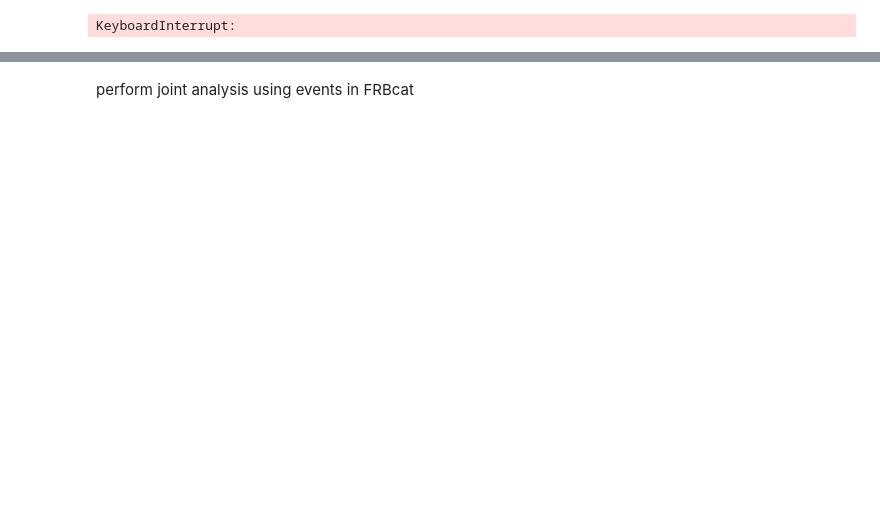
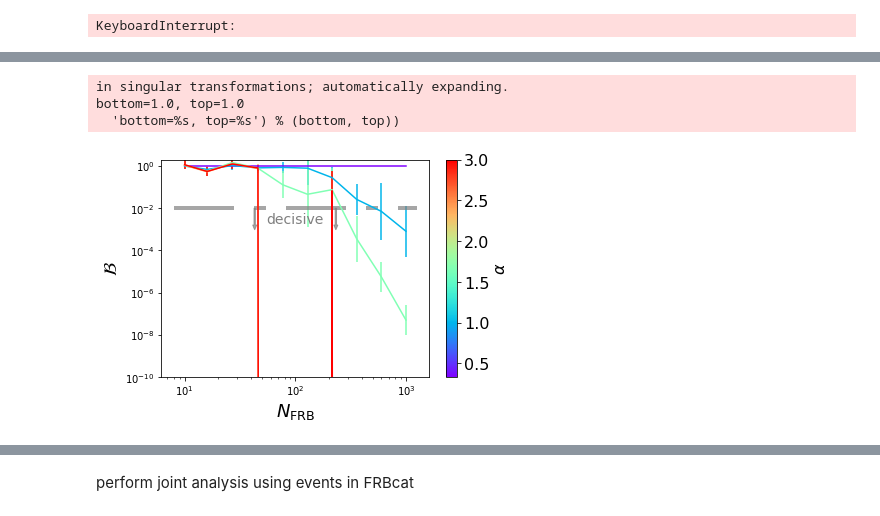
Before and after one commit to FRBs/PreFRBLE, a Jupyter notebook: notebooks/PreFRBLE_JointAnalysis_fIGM-alpha-population.ipynb, the cells around one changed output, grey strips where cells are left out. Cells and saved outputs as stored; diff of their text form; code cells hidden in the pictures; blank space fills up the shorter version.

Commit message:
prepare all plots

```diff
--- a/notebooks/PreFRBLE_JointAnalysis_fIGM-alpha-population.ipynb
+++ b/notebooks/PreFRBLE_JointAnalysis_fIGM-alpha-population.ipynb
@@ -244,0 +300,18 @@ KeyboardInterrupt:
+# %%
+fig, ax = plt.subplots()
+plt.loglog()
+for i_a, color in enumerate( Rainbow(alphas) ):
+    if i_a % 2:
+        continue
+    plt.errorbar( Ns, Bayes[i_a], yerr=Bayes_std[:,i_a], color=color )
+Colorbar( alphas, label=r"$\alpha$" )
+plt.xlabel( r"$N_{\rm FRB}$", fontdict={'size':18 } )
+plt.ylabel( r"$\mathcal{B}$", fontdict={'size':18 } )
+plt.ylim(1e-10,2)
+PlotLimit(ax=ax, x=ax.get_xlim(), y=[1e-2,1e-2], lower_limit=False, label='decisive', shift_text_vertical=-7e-3)
+plt.show()
+# %% [output]
+in singular transformations; automatically expanding.
+bottom=1.0, top=1.0
+  'bottom=%s, top=%s') % (bottom, top))
+[figure, added]
```
Also changed, not shown: parts of 9 cells of this notebook, 11 other files.
